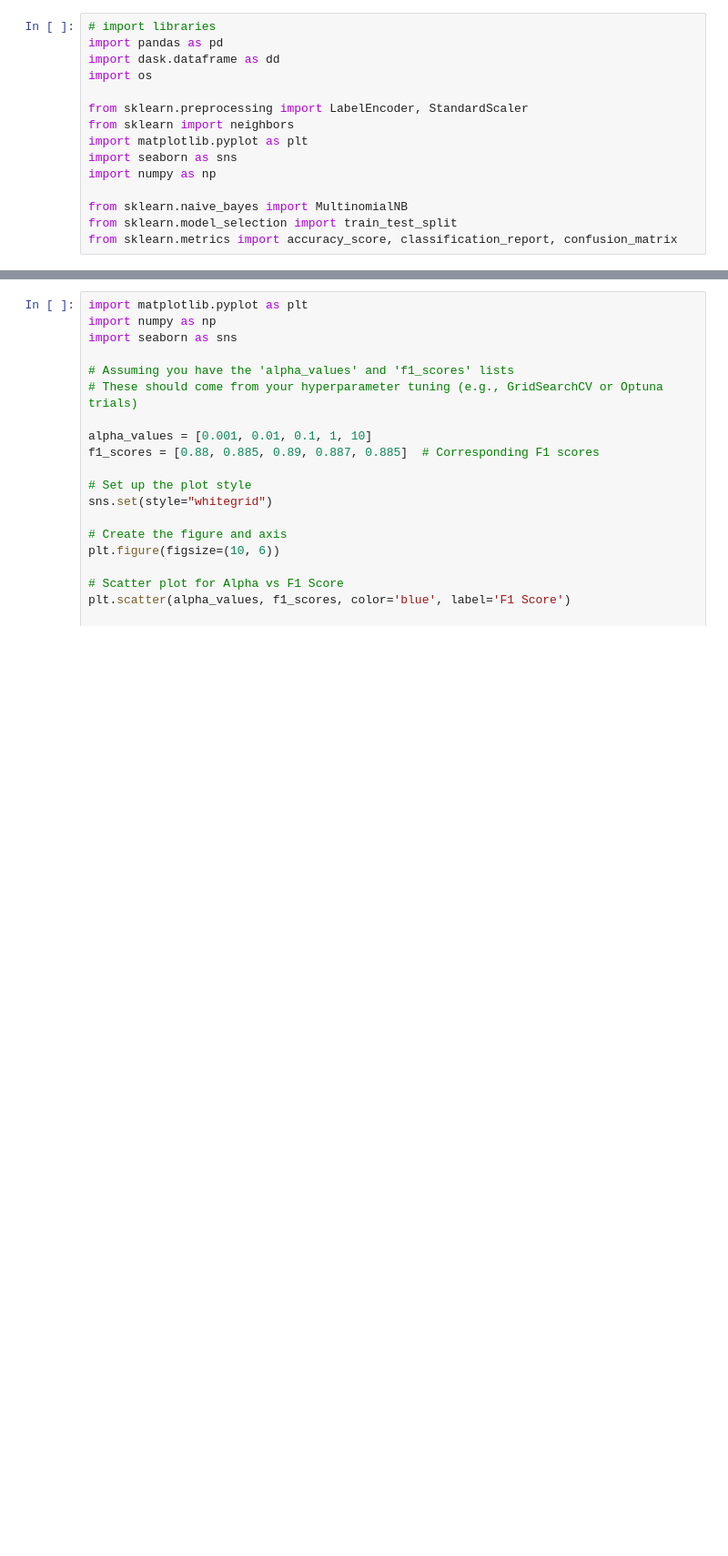
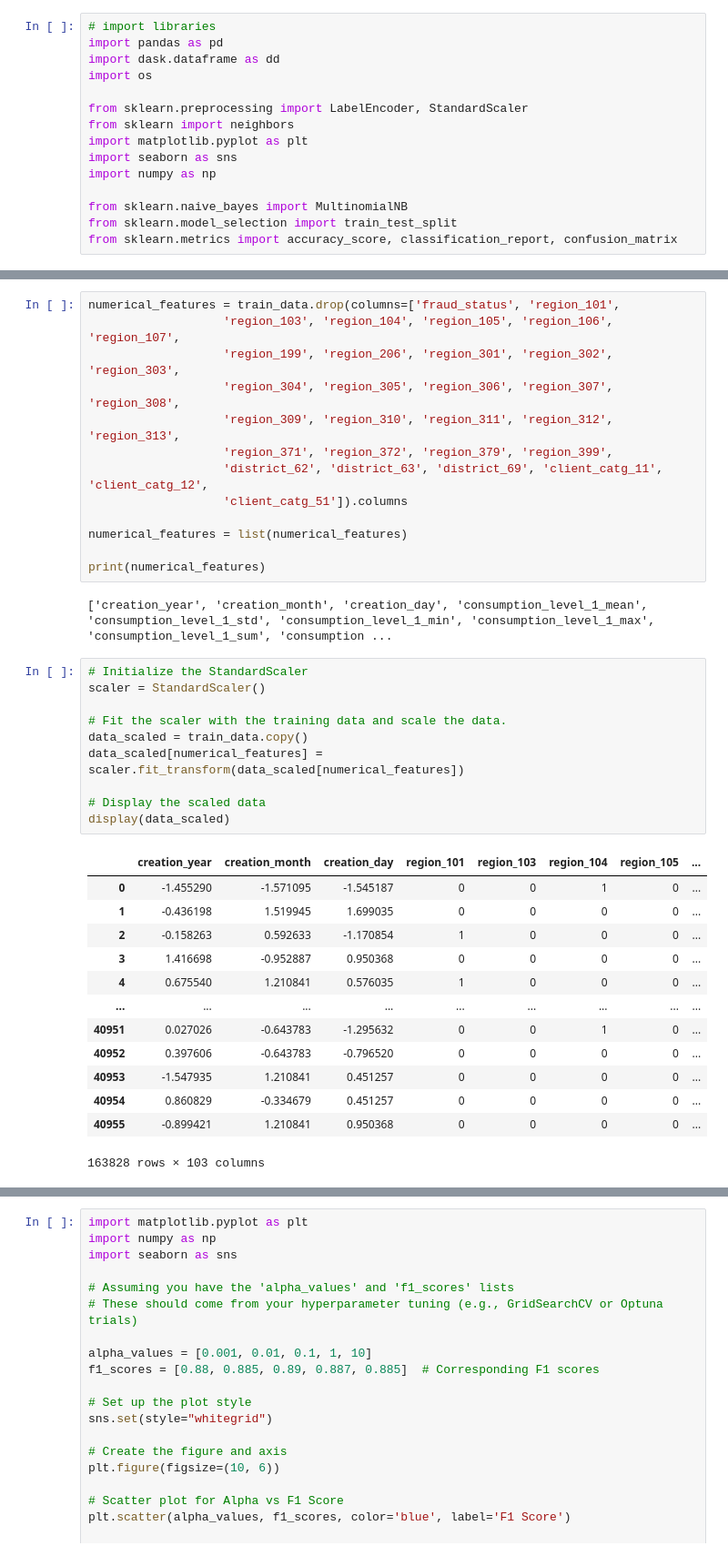
Before and after one commit to bernisschow/CS3244-Fraud-Detection-in-Electricity-and-Gas-Consumption, a Jupyter notebook: naivebayes model.ipynb, the cells around one changed output, grey strips where cells are left out. Shown at 91% size. Drawn from its saved outputs; the diff is of its cells as text; blank space fills up the shorter version.

```diff
--- a/naivebayes model.ipynb
+++ b/naivebayes model.ipynb
@@ -147,0 +66,39 @@ Name: proportion, dtype: float64
+# %%
+numerical_features = train_data.drop(columns=['fraud_status', 'region_101',
+                   'region_103', 'region_104', 'region_105', 'region_106', 'region_107',
+                   'region_199', 'region_206', 'region_301', 'region_302', 'region_303',
+                   'region_304', 'region_305', 'region_306', 'region_307', 'region_308',
+                   'region_309', 'region_310', 'region_311', 'region_312', 'region_313',
+                   'region_371', 'region_372', 'region_379', 'region_399',
+                   'district_62', 'district_63', 'district_69', 'client_catg_11', 'client_catg_12',
+                   'client_catg_51']).columns
+
+numerical_features = list(numerical_features)
+
+print(numerical_features)
+# %% [output]
+['creation_year', 'creation_month', 'creation_day', 'consumption_level_1_mean', 'consumption_level_1_std', 'consumption_level_1_min', 'consumption_level_1_max', 'consumption_level_1_sum', 'consumption ...
+# %%
+# Initialize the StandardScaler
+scaler = StandardScaler()
+
+# Fit the scaler with the training data and scale the data.
+data_scaled = train_data.copy()
+data_scaled[numerical_features] = scaler.fit_transform(data_scaled[numerical_features])
+
+# Display the scaled data
+display(data_scaled)
+# %% [output]
+|  | creation_year | creation_month | creation_day | region_101 | region_103 | region_104 | region_105 | ... |
+| 0 | -1.455290 | -1.571095 | -1.545187 | 0 | 0 | 1 | 0 | ... |
+| 1 | -0.436198 | 1.519945 | 1.699035 | 0 | 0 | 0 | 0 | ... |
+| 2 | -0.158263 | 0.592633 | -1.170854 | 1 | 0 | 0 | 0 | ... |
+| 3 | 1.416698 | -0.952887 | 0.950368 | 0 | 0 | 0 | 0 | ... |
+| 4 | 0.675540 | 1.210841 | 0.576035 | 1 | 0 | 0 | 0 | ... |
+| ... | ... | ... | ... | ... | ... | ... | ... | ... |
+| 40951 | 0.027026 | -0.643783 | -1.295632 | 0 | 0 | 1 | 0 | ... |
+| 40952 | 0.397606 | -0.643783 | -0.796520 | 0 | 0 | 0 | 0 | ... |
+| 40953 | -1.547935 | 1.210841 | 0.451257 | 0 | 0 | 0 | 0 | ... |
+| 40954 | 0.860829 | -0.334679 | 0.451257 | 0 | 0 | 0 | 0 | ... |
+| 40955 | -0.899421 | 1.210841 | 0.950368 | 0 | 0 | 0 | 0 | ... |
+163828 rows × 103 columns
```
Also changed, not shown: parts of 23 cells of this notebook.
